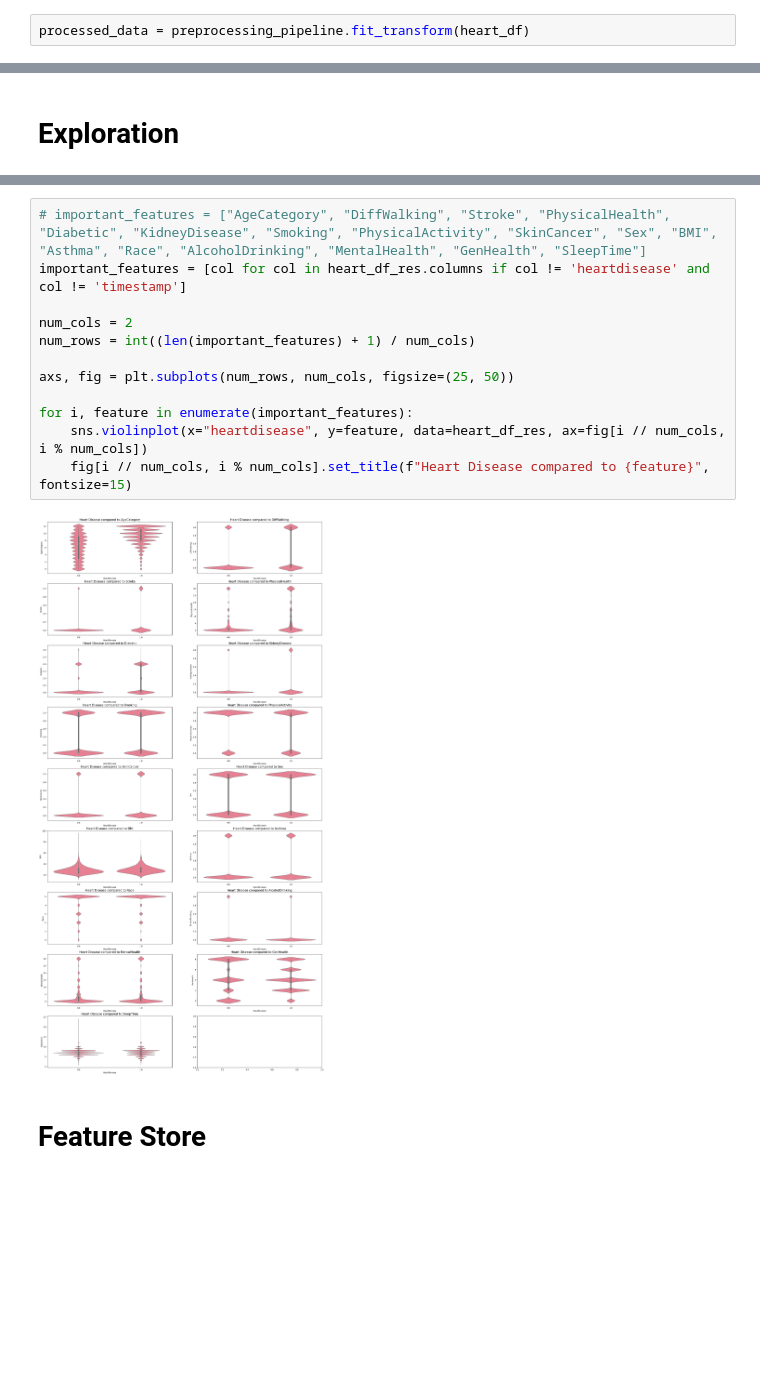
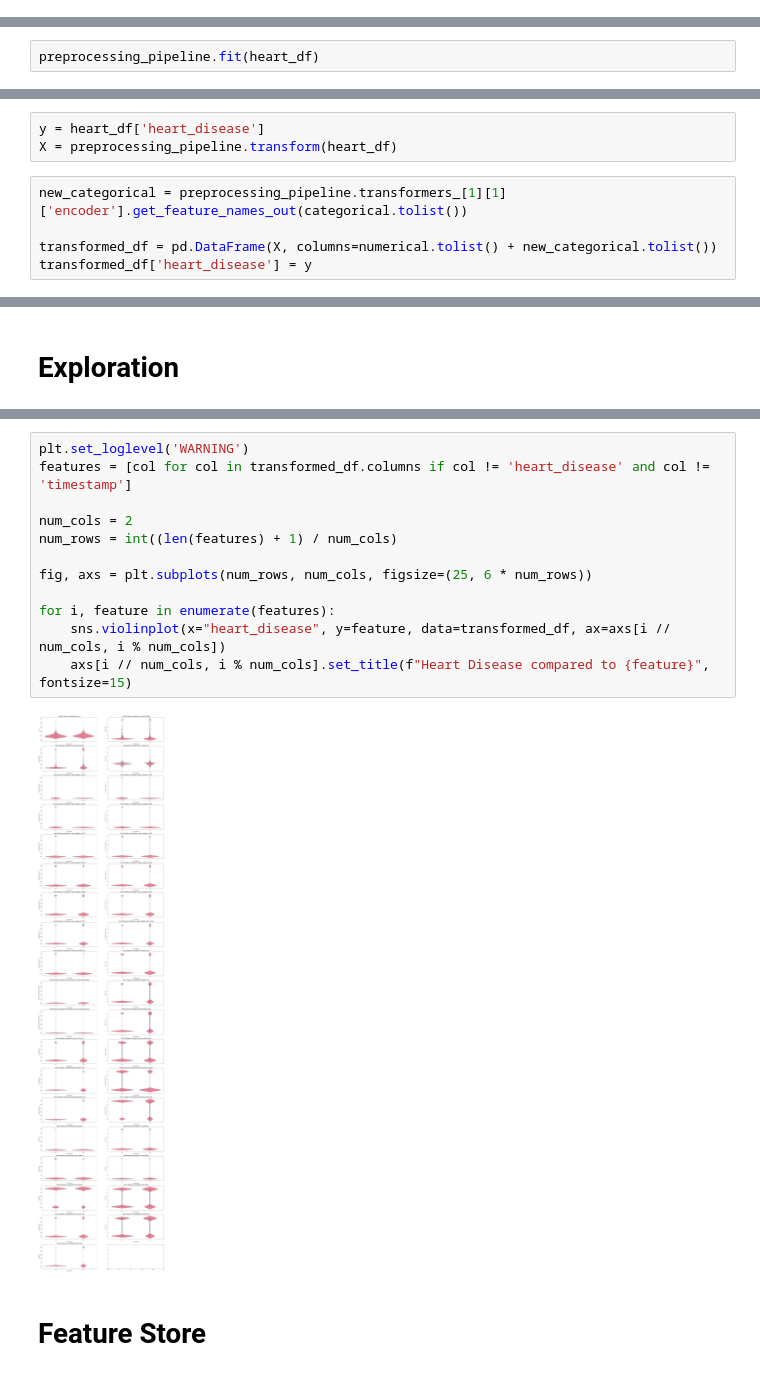
Before and after one commit to eleander/Scalable_Machine_Learning, a Jupyter notebook: 1_heart_eda_and_feature_group.ipynb, the cells around one changed output, grey strips where cells are left out. Cells and saved outputs as stored; diff of their text form; blank space fills up the shorter version.

```diff
--- a/1_heart_eda_and_feature_group.ipynb
+++ b/1_heart_eda_and_feature_group.ipynb
@@ -119,5 +161,3 @@ preprocessing_pipeline = ColumnTransformer([
     ('numerical', numerical_pipeline, numerical),
     ('categorical', categorical_pipeline, categorical)
 ], remainder='drop')
-# %%
-processed_data = preprocessing_pipeline.fit_transform(heart_df)
@@ -148,0 +164,2 @@ sns.countplot(x='heart_disease', data=heart_df_res)
+# %%
+preprocessing_pipeline.fit(heart_df)
@@ -148,0 +182,8 @@ sns.countplot(x='heart_disease', data=heart_df_res)
+# %%
+y = heart_df['heart_disease']
+X = preprocessing_pipeline.transform(heart_df)
+# %%
+new_categorical = preprocessing_pipeline.transformers_[1][1]['encoder'].get_feature_names_out(categorical.tolist())
+
+transformed_df = pd.DataFrame(X, columns=numerical.tolist() + new_categorical.tolist())
+transformed_df['heart_disease'] = y
@@ -175,18 +260,18 @@ Sex                 0.124205
 dtype: float64
 # %%
-# important_features = ["AgeCategory", "DiffWalking", "Stroke", "PhysicalHealth", "Diabetic", "KidneyDisease", "Smoking", "PhysicalActivity", "SkinCancer", "Sex", "BMI", "Asthma", "Race", "AlcoholDrinking", "MentalHealth", "GenHealth", "SleepTime"]
-important_features = [col for col in heart_df_res.columns if col != 'heartdisease' and col != 'timestamp']
+plt.set_loglevel('WARNING')
+features = [col for col in transformed_df.columns if col != 'heart_disease' and col != 'timestamp']
 
 num_cols = 2
-num_rows = int((len(important_features) + 1) / num_cols)
+num_rows = int((len(features) + 1) / num_cols)
 
-axs, fig = plt.subplots(num_rows, num_cols, figsize=(25, 50))
+fig, axs = plt.subplots(num_rows, num_cols, figsize=(25, 6 * num_rows))
 
-for i, feature in enumerate(important_features):
-    sns.violinplot(x="heartdisease", y=feature, data=heart_df_res, ax=fig[i // num_cols, i % num_cols])
-    fig[i // num_cols, i % num_cols].set_title(f"Heart Disease compared to {feature}", fontsize=15)
+for i, feature in enumerate(features):
+    sns.violinplot(x="heart_disease", y=feature, data=transformed_df, ax=axs[i // num_cols, i % num_cols])
+    axs[i // num_cols, i % num_cols].set_title(f"Heart Disease compared to {feature}", fontsize=15)
 # %% [output]
-[figure, old version]
+[figure, new version]
 # %% [markdown]
 # Feature Store
 # %%
```
Also changed, not shown: parts of 28 cells of this notebook, 8 other files.
